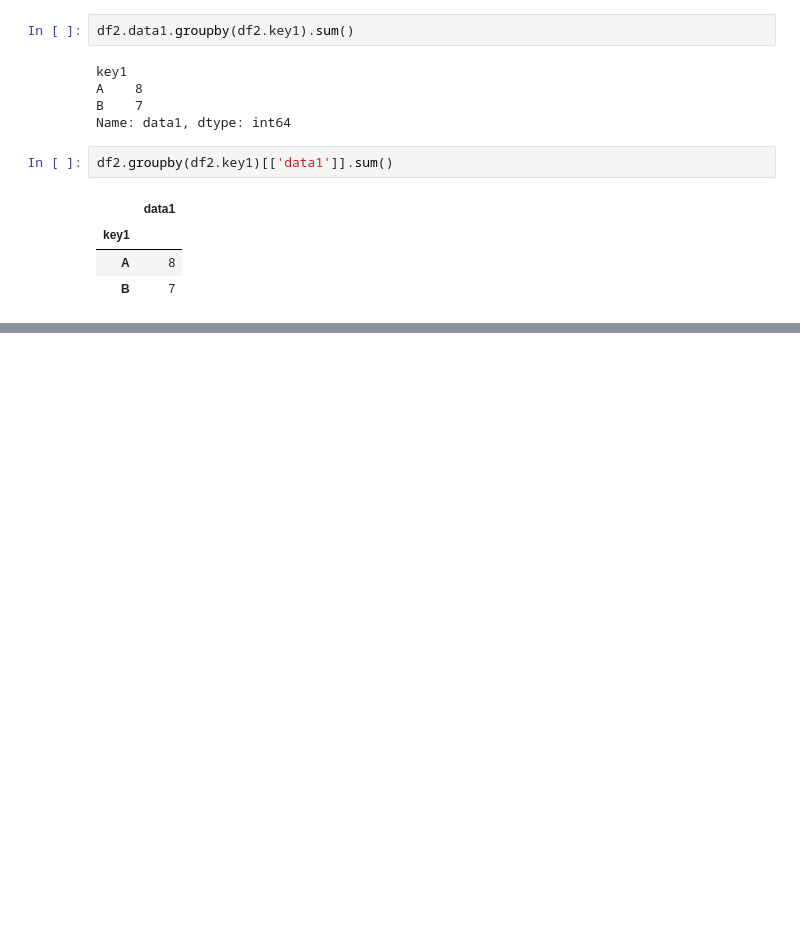
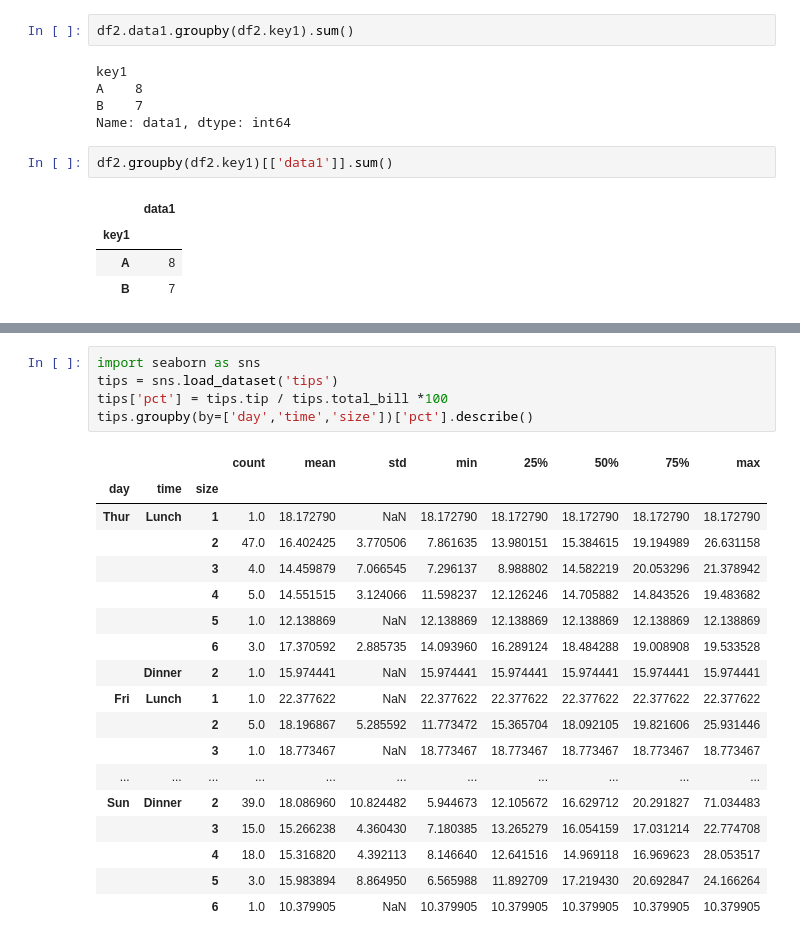
Before and after one commit to vvbshvv/12.22-, a Jupyter notebook: 연습3.ipynb, the cells around one changed output, grey strips where cells are left out. Drawn from its saved outputs; the diff is of its cells as text; blank space fills up the shorter version.

```diff
--- a/연습3.ipynb
+++ b/연습3.ipynb
@@ -69,0 +123,24 @@ df2.groupby(df2.key1)[['data1']].sum()
+# %%
+import seaborn as sns
+tips = sns.load_dataset('tips')
+tips['pct'] = tips.tip / tips.total_bill *100
+tips.groupby(by=['day','time','size'])['pct'].describe()
+# %% [output]
+|  |  |  | count | mean | std | min | 25% | 50% | 75% | max |
+| day | time | size |  |  |  |  |  |  |  |  |
+| Thur | Lunch | 1 | 1.0 | 18.172790 | NaN | 18.172790 | 18.172790 | 18.172790 | 18.172790 | 18.172790 |
+|  |  | 2 | 47.0 | 16.402425 | 3.770506 | 7.861635 | 13.980151 | 15.384615 | 19.194989 | 26.631158 |
+|  |  | 3 | 4.0 | 14.459879 | 7.066545 | 7.296137 | 8.988802 | 14.582219 | 20.053296 | 21.378942 |
+|  |  | 4 | 5.0 | 14.551515 | 3.124066 | 11.598237 | 12.126246 | 14.705882 | 14.843526 | 19.483682 |
+|  |  | 5 | 1.0 | 12.138869 | NaN | 12.138869 | 12.138869 | 12.138869 | 12.138869 | 12.138869 |
+|  |  | 6 | 3.0 | 17.370592 | 2.885735 | 14.093960 | 16.289124 | 18.484288 | 19.008908 | 19.533528 |
+|  | Dinner | 2 | 1.0 | 15.974441 | NaN | 15.974441 | 15.974441 | 15.974441 | 15.974441 | 15.974441 |
+| Fri | Lunch | 1 | 1.0 | 22.377622 | NaN | 22.377622 | 22.377622 | 22.377622 | 22.377622 | 22.377622 |
+|  |  | 2 | 5.0 | 18.196867 | 5.285592 | 11.773472 | 15.365704 | 18.092105 | 19.821606 | 25.931446 |
+|  |  | 3 | 1.0 | 18.773467 | NaN | 18.773467 | 18.773467 | 18.773467 | 18.773467 | 18.773467 |
+| ... | ... | ... | ... | ... | ... | ... | ... | ... | ... | ... |
+| Sun | Dinner | 2 | 39.0 | 18.086960 | 10.824482 | 5.944673 | 12.105672 | 16.629712 | 20.291827 | 71.034483 |
+|  |  | 3 | 15.0 | 15.266238 | 4.360430 | 7.180385 | 13.265279 | 16.054159 | 17.031214 | 22.774708 |
+|  |  | 4 | 18.0 | 15.316820 | 4.392113 | 8.146640 | 12.641516 | 14.969118 | 16.969623 | 28.053517 |
+|  |  | 5 | 3.0 | 15.983894 | 8.864950 | 6.565988 | 11.892709 | 17.219430 | 20.692847 | 24.166264 |
+|  |  | 6 | 1.0 | 10.379905 | NaN | 10.379905 | 10.379905 | 10.379905 | 10.379905 | 10.379905 |
```
Also changed, not shown: parts of 11 cells of this notebook.
